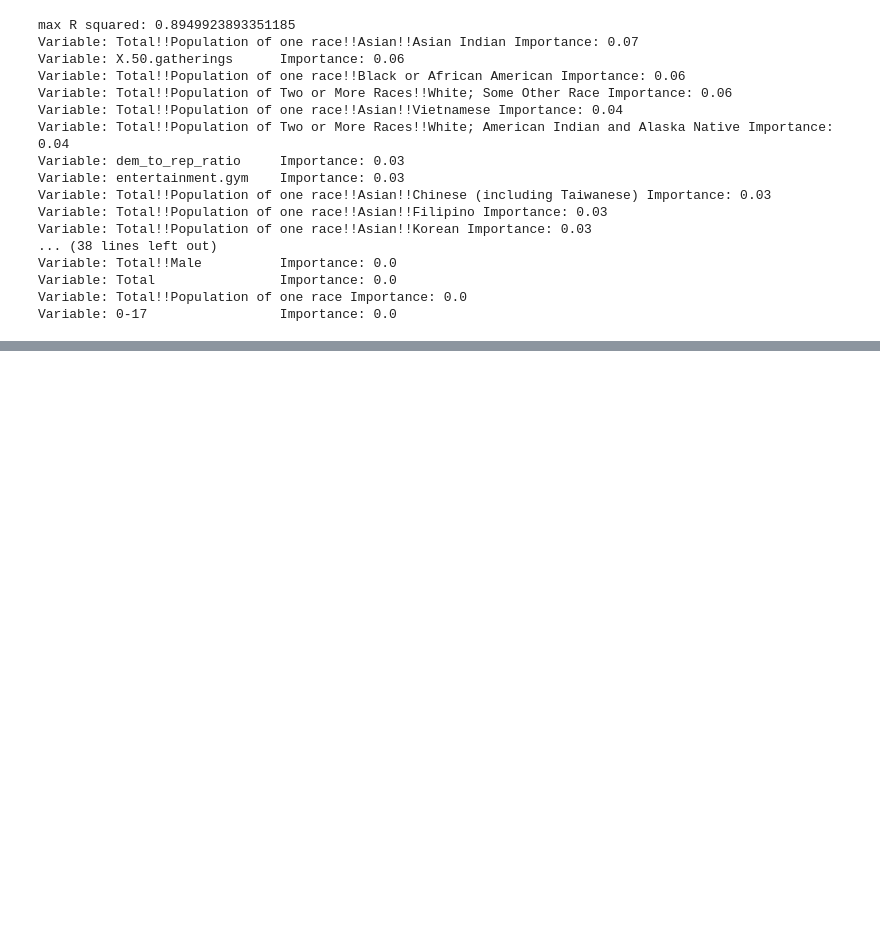
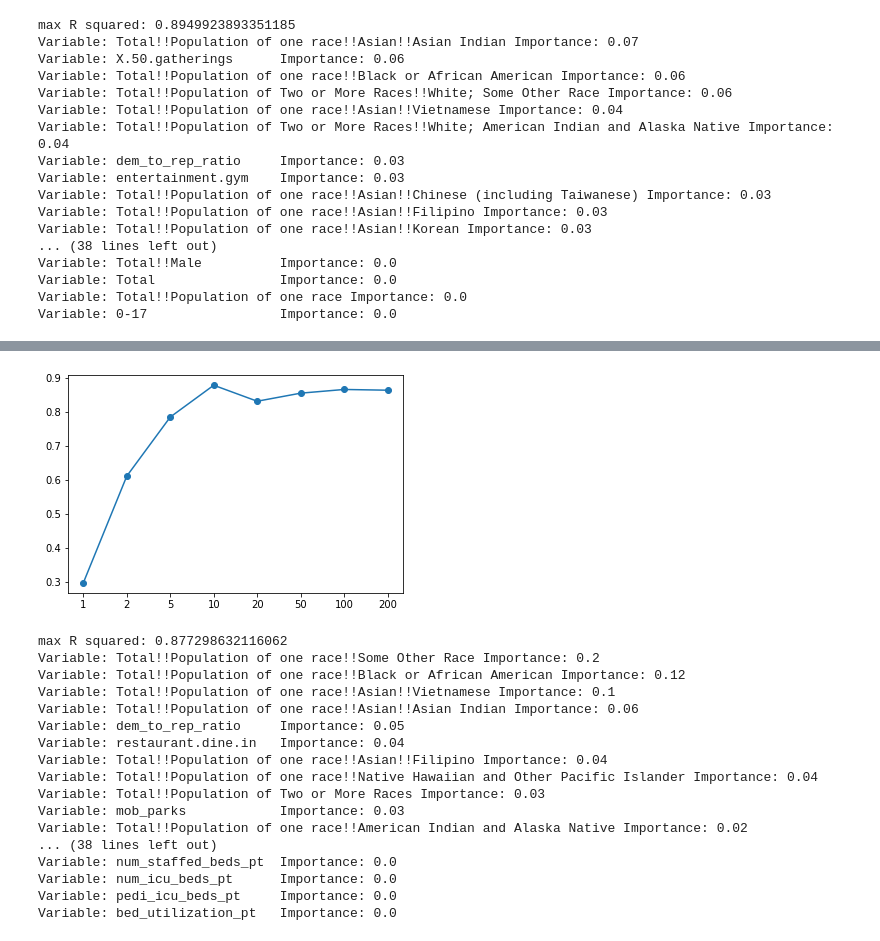
Before and after one commit to jenliketen/bst_263_project, a Jupyter notebook: bst263-em.ipynb, the cells around one changed output, grey strips where cells are left out. Cells and saved outputs as stored; diff of their text form; code cells hidden in the pictures; blank space fills up the shorter version.

Commit message:
Random forest for EM clusters (preliminary)

```diff
--- a/bst263-em.ipynb
+++ b/bst263-em.ipynb
@@ -554,0 +576,55 @@ Variable: 0-17                 Importance: 0.0
+# %%
+em_0 = data[data["label_2"]==0]
+em0_X = em_0.drop(['Unnamed: 0', 'cases_total',
+       'deaths_total', 'cases_per_capita', 'deaths_per_capita',
+       'case_fatality_rate', 'num_hospitals', 'num_licensed_beds','num_staffed_beds','num_icu_beds',
+        'adult_icu_beds','pedi_icu_beds', 'potential_increase_in_bed_capac','bed_utilization','avg_ventilator_usage',
+                 "label", "label_2"], axis=1)
+em0_y = em_0["cases_per_capita"]
+X_train, X_test, y_train, y_test = train_test_split(em0_X, em0_y, test_size=0.33, random_state=66)
+np.random.seed(263)
+Bs = [1, 2, 5, 10, 20, 50, 100, 200]
+Rsqs = []
+for B in Bs:
+    regressor1 = RandomForestRegressor(n_estimators=B, max_depth=10)
+    regressor1.fit(X_train, y_train)
+    Rsqs.append(regressor1.score(X_train, y_train))
+# Make the plot
+plt.plot(list(map(str, Bs)), Rsqs, "-o")
+plt.show()
+max_Rsq = max(Rsqs)
+max_index = Rsqs.index(max_Rsq)
+print("\nmax R squared:", max_Rsq)
+B = Bs[max_index]
+B
+regressor1 = RandomForestRegressor(n_estimators=B, max_depth=10)
+regressor1.fit(X_train, y_train)
+preds = regressor1.predict(X_test)
+feature_list = list(em0_X.columns)
+# Get numerical feature importances
+importances = list(regressor1.feature_importances_)
+# List of tuples with variable and importance
+feature_importances = [(feature, round(importance, 2)) for feature, importance in zip(feature_list, importances)]
+# Sort the feature importances by most important first
+feature_importances = sorted(feature_importances, key = lambda x: x[1], reverse = True)
+# Print out the feature and importances
+[print('Variable: {:20} Importance: {}'.format(*pair)) for pair in feature_importances];
+# %% [output]
+[figure, added]
+max R squared: 0.877298632116062
+Variable: Total!!Population of one race!!Some Other Race Importance: 0.2
+Variable: Total!!Population of one race!!Black or African American Importance: 0.12
+Variable: Total!!Population of one race!!Asian!!Vietnamese Importance: 0.1
+Variable: Total!!Population of one race!!Asian!!Asian Indian Importance: 0.06
+Variable: dem_to_rep_ratio     Importance: 0.05
+Variable: restaurant.dine.in   Importance: 0.04
+Variable: Total!!Population of one race!!Asian!!Filipino Importance: 0.04
+Variable: Total!!Population of one race!!Native Hawaiian and Other Pacific Islander Importance: 0.04
+Variable: Total!!Population of Two or More Races Importance: 0.03
+Variable: mob_parks            Importance: 0.03
+Variable: Total!!Population of one race!!American Indian and Alaska Native Importance: 0.02
+... (38 lines left out)
+Variable: num_staffed_beds_pt  Importance: 0.0
+Variable: num_icu_beds_pt      Importance: 0.0
+Variable: pedi_icu_beds_pt     Importance: 0.0
+Variable: bed_utilization_pt   Importance: 0.0
```
Also changed, not shown: parts of 4 cells of this notebook.
